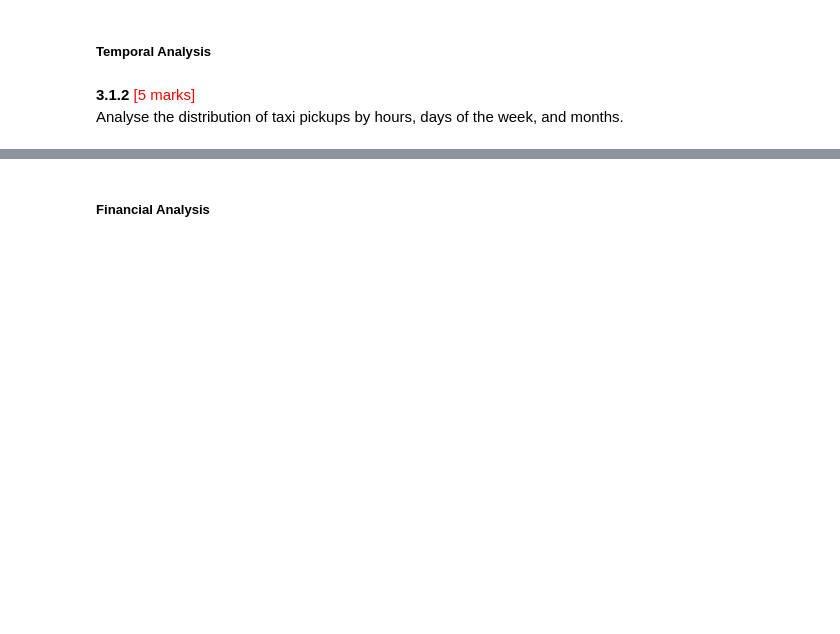
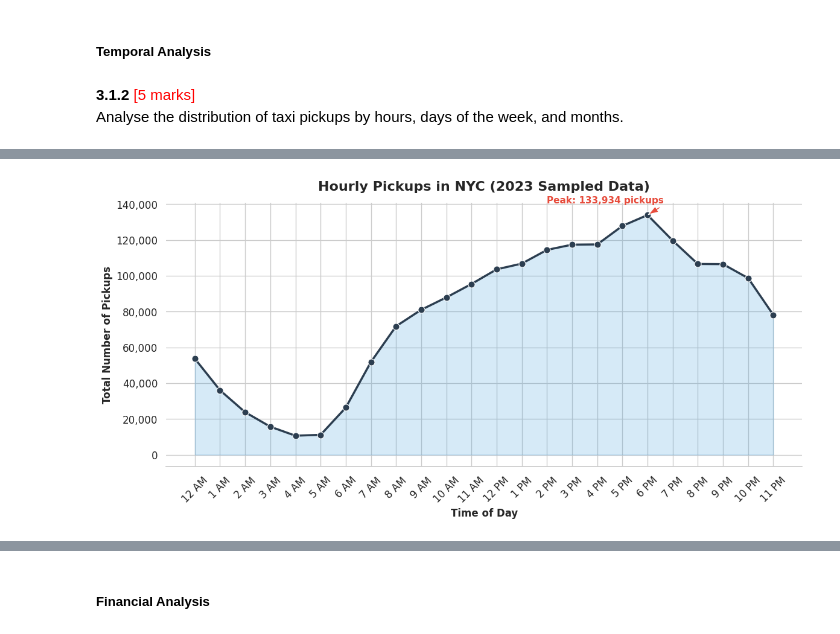
Before and after one commit to Nitinda97/EDA-on-NYC-Taxi, a Jupyter notebook: EDA_Assg_NYC_Taxi_Nitin_Khare.ipynb, the cells around one changed output, grey strips where cells are left out. Saved outputs shown, nothing was run; the diff lists cells and outputs as text; code cells hidden in the pictures; blank space fills up the shorter version.

```diff
--- a/EDA_Assg_NYC_Taxi_Nitin_Khare.ipynb
+++ b/EDA_Assg_NYC_Taxi_Nitin_Khare.ipynb
@@ -543,0 +568,6 @@ First, let us remove 7+ passenger counts as there are very less instances.
+# %%
+# remove passenger_count > 6
+mask0=df['passenger_count'] > 6
+print(mask0.sum(), "rows to remove: where passenger_count is > 6")
+df=df[~mask0]
+print(mask0.sum(), "rows removed")
@@ -592,0 +684,5 @@ Analyse the distribution of taxi pickups by hours, days of the week, and months.
+# %%
+# Convert datetime columns to datetime data type
+df['tpep_pickup_datetime'] = pd.to_datetime(df['tpep_pickup_datetime'])
+df['tpep_dropoff_datetime'] = pd.to_datetime(df['tpep_dropoff_datetime'])
+df.info()
@@ -592,0 +707,52 @@ Analyse the distribution of taxi pickups by hours, days of the week, and months.
+# %%
+# Find and show the hourly trends in taxi pickups
+df['pickup_hour'] = df['tpep_pickup_datetime'].dt.hour
+
+hourly_trend = df.groupby('pickup_hour').size().reset_index(name='pickup_count')
+
+sns.set_style("whitegrid")
+sns.set_context("notebook", font_scale=1.1)
+
+plt.figure(figsize=(12, 6))
+
+ax = sns.lineplot(
+    data=hourly_trend,
+    x='pickup_hour',
+    y='pickup_count',
+    marker='o',
+    linewidth=2.5,
+    markersize=8,
+    color='#2c3e50'
+)
+
+plt.fill_between(hourly_trend['pickup_hour'], hourly_trend['pickup_count'], alpha=0.2, color='#3498db')
+
+hours = list(range(24))
+hour_labels = [f"{h%12 if h%12!=0 else 12} {'AM' if h<12 else 'PM'}" for h in hours]
+plt.xticks(hours, hour_labels, rotation=45)
+
+ax.yaxis.set_major_formatter(FuncFormatter(lambda x, p: format(int(x), ',')))
+
+plt.title('Hourly Pickups in NYC (2023 Sampled Data)', fontsize=16, fontweight='bold', pad=15)
+plt.xlabel('Time of Day', fontsize=12, fontweight='bold')
+plt.ylabel('Total Number of Pickups', fontsize=12, fontweight='bold')
+
+peak_row = hourly_trend.loc[hourly_trend['pickup_count'].idxmax()]
+
+text_x_offset = peak_row['pickup_hour'] - 4 if peak_row['pickup_hour'] > 4 else peak_row['pickup_hour'] + 2
+
+plt.annotate(
+    f"Peak: {int(peak_row['pickup_count']):,} pickups",
+    xy=(peak_row['pickup_hour'], peak_row['pickup_count']),
+    xytext=(text_x_offset, peak_row['pickup_count'] * 1.05),
+    arrowprops=dict(facecolor='#e74c3c', shrink=0.05, width=2, headwidth=8),
+    fontsize=11,
+    fontweight='bold',
+    color='#e74c3c'
+)
+
+sns.despine(left=True)
+plt.tight_layout()
+plt.show()
+# %% [output]
+[figure, added]
```
Also changed, not shown: parts of 54 cells of this notebook.
